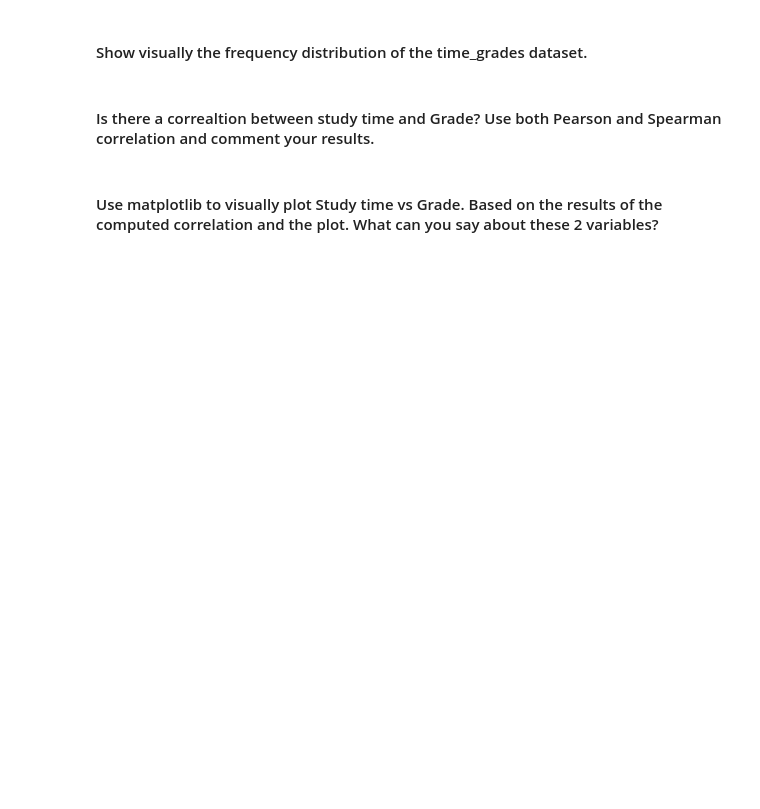
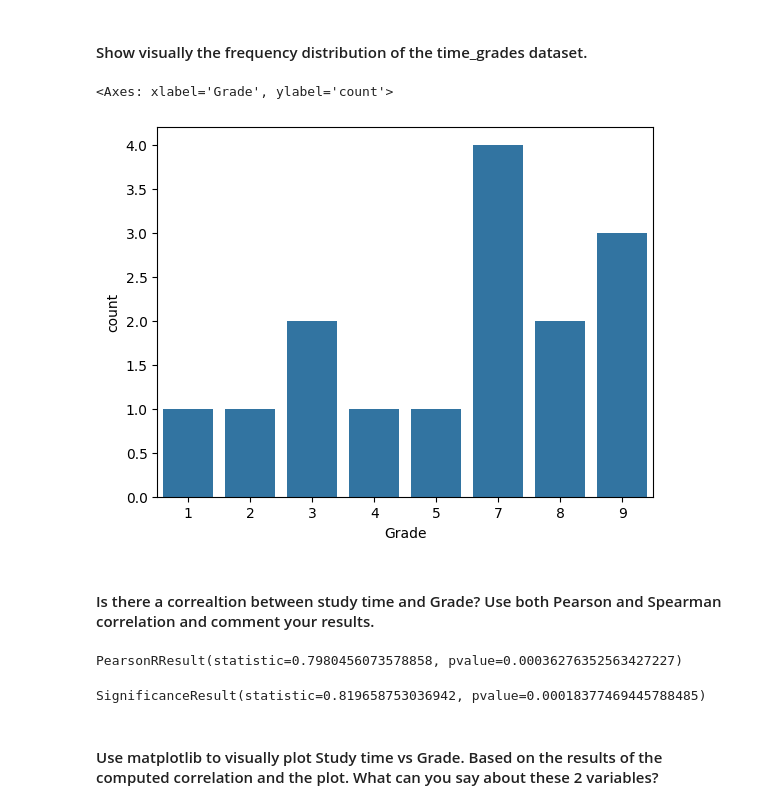
Before and after one commit to Ironhack-Data-Madrid-Octubre-2023/5.1-lab_pivot_table_and_correlation, a Jupyter notebook: your_code/main.ipynb, the cells around one changed output. Cells and saved outputs as stored; diff of their text form; code cells hidden in the pictures; blank space fills up the shorter version.

```diff
--- a/your_code/main.ipynb
+++ b/your_code/main.ipynb
@@ -329,0 +328,3 @@ Name: Steps, dtype: float64
+# %%
+time_grades = pd.read_csv('./Time_Grades.csv')
+time_grades
@@ -334,2 +350,7 @@ Name: Steps, dtype: float64
+# %%
+sns.countplot(x=time_grades.Grade)
+# %% [output]
+<Axes: xlabel='Grade', ylabel='count'>
+[figure, added]
 # %% [markdown]
 #### Is there a correaltion between study time and Grade? Use both Pearson and Spearman correlation and comment your results.
@@ -339,0 +357,8 @@ Name: Steps, dtype: float64
+# %%
+st.pearsonr(time_grades['Study time'],time_grades['Grade'])
+# %% [output]
+PearsonRResult(statistic=0.7980456073578858, pvalue=0.00036276352563427227)
+# %%
+st.spearmanr(time_grades['Study time'],time_grades['Grade'])
+# %% [output]
+SignificanceResult(statistic=0.819658753036942, pvalue=0.00018377469445788485)
```
Also changed, not shown: parts of 13 cells of this notebook.
